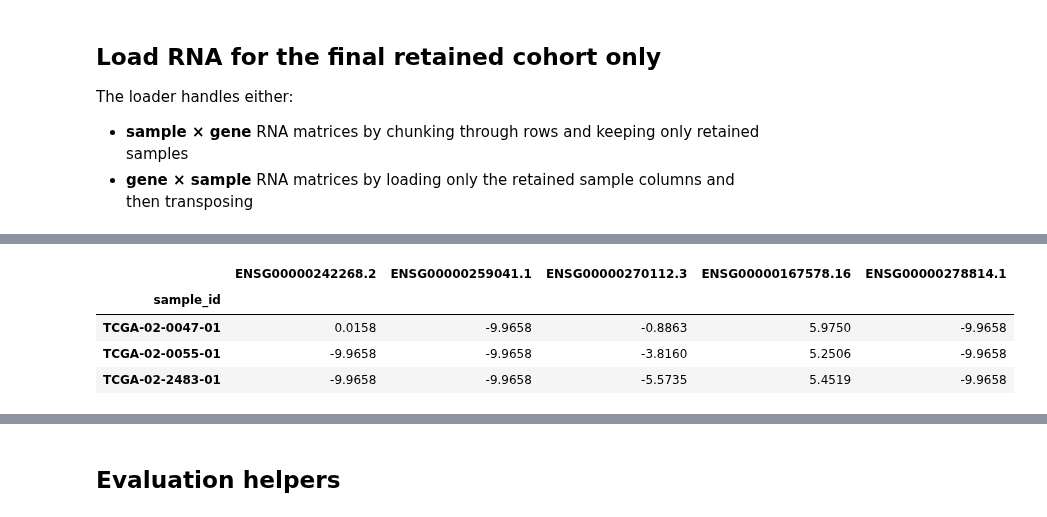
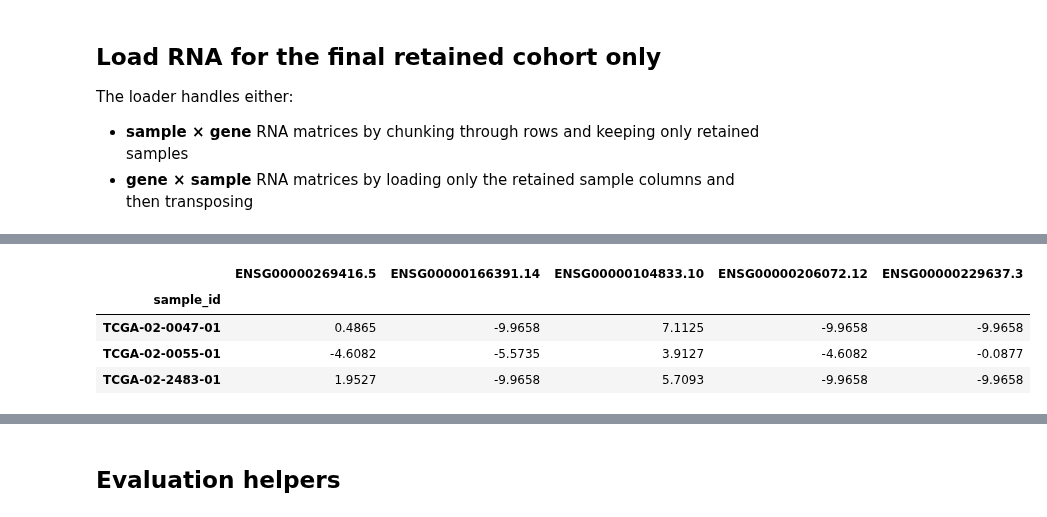
Before and after one commit to MauriceCC04/tp53-rna-prediction, a Jupyter notebook: notebooks/tcga_modelling.ipynb, the cells around one changed output, grey strips where cells are left out. Saved outputs shown, nothing was run; the diff lists cells and outputs as text; code cells hidden in the pictures.

```diff
--- a/notebooks/tcga_modelling.ipynb
+++ b/notebooks/tcga_modelling.ipynb
@@ -980,9 +963,16 @@ The loader handles either:
 - **sample × gene** RNA matrices by chunking through rows and keeping only retained samples
 - **gene × sample** RNA matrices by loading only the retained sample columns and then transposing
 # %%
-def load_rna_subset(path, sep, orientation, selected_sample_ids):
+def load_rna_subset(path, sep, orientation, selected_sample_ids, max_features=None, chunksize=750):
+    """Load final-cohort RNA only, with streaming top-variance feature capping.
+
+    For TCGA gene x sample matrices, loading all genes for all retained samples can exceed Kaggle memory.
+    This function first streams the file to identify high-variance genes within the final cohort, then
+    materializes only those genes as a samples x genes float32 matrix. No labels are used for this filter.
+    """
     selected_sample_ids = list(pd.Index(selected_sample_ids).astype(str))
     selected_set = set(selected_sample_ids)
+    max_features = None if max_features is None else int(max_features)
 
     if orientation == "sample_x_gene":
         chunks = []
@@ -993,35 +983,65 @@ def load_rna_subset(path, sep, orientation, selected_sample_ids):
             if len(sub) == 0:
                 continue
             keep_cols = ["sample_id"] + [c for c in sub.columns if c not in {first_col, "sample_id"}]
-            sub = sub[keep_cols]
-            chunks.append(sub)
-
+            chunks.append(sub[keep_cols])
         if len(chunks) == 0:
             raise ValueError("No selected samples were found in the RNA matrix.")
-
-        rna_df = pd.concat(chunks, axis=0, ignore_index=True)
-        rna_df = rna_df.drop_duplicates("sample_id", keep="first")
-        rna_df = rna_df.set_index("sample_id")
-        rna_df = rna_df.reindex(selected_sample_ids)
+        rna_df = pd.concat(chunks, axis=0, ignore_index=True).drop_duplicates("sample_id", keep="first")
+        rna_df = rna_df.set_index("sample_id").reindex(selected_sample_ids)
         rna_df.index.name = "sample_id"
         rna_df.columns.name = None
         rna_df = rna_df.apply(pd.to_numeric, errors="coerce").astype(np.float32)
+        if max_features is not None and rna_df.shape[1] > max_features:
+            top_cols = rna_df.var(axis=0).sort_values(ascending=False).head(max_features).index
+            rna_df = rna_df.loc[:, top_cols]
         return rna_df
 
-    # gene × sample
+    # gene x sample: stream rows to avoid materializing full matrix.
     header = pd.read_csv(path, sep=sep, nrows=0)
     first_col = header.columns[0]
     sample_cols = [c for c in header.columns[1:] if normalize_sample_id(c) in selected_set]
     if len(sample_cols) == 0:
-        raise ValueError("No selected samples matched RNA columns in a gene × sample matrix.")
+        raise ValueError("No selected samples matched RNA columns in a gene x sample matrix.")
 
-    subset = pd.read_csv(path, sep=sep, usecols=[first_col] + sample_cols, low_memory=False)
+    print(f"RNA loader matched {len(sample_cols)} RNA columns for {len(selected_sample_ids)} final-cohort samples.")
+    print(f"Streaming top-variance RNA feature cap: {max_features if max_features is not None else 'all'}")
+
+    usecols = [first_col] + sample_cols
+
+    if max_features is not None:
+        top_frames = []
+        n_seen = 0
+        for chunk in pd.read_csv(path, sep=sep, usecols=usecols, chunksize=chunksize, low_memory=False):
+            features = chunk[first_col].astype(str)
+            values = chunk[sample_cols].apply(pd.to_numeric, errors="coerce").to_numpy(dtype=np.float32, copy=False)
+            variances = np.nanvar(values, axis=1)
+            local = pd.DataFrame({"feature_id": features.to_numpy(), "variance": variances})
+            top_frames.append(local.nlargest(min(max_features, len(local)), "variance"))
+            n_seen += len(local)
+            if len(top_frames) > 8:
+                top_frames = [pd.concat(top_frames, ignore_index=True).nlargest(max_features, "variance")]
+        top_feature_df = pd.concat(top_frames, ignore_index=True).nlargest(max_features, "variance")
+        selected_features = set(top_feature_df["feature_id"].astype(str))
+        print(f"Scanned {n_seen:,} RNA features; retaining {len(selected_features):,} top-variance features.")
+    else:
+        selected_features = None
+
+    kept_chunks = []
+    for chunk in pd.read_csv(path, sep=sep, usecols=usecols, chunksize=chunksize, low_memory=False):
+        chunk[first_col] = chunk[first_col].astype(str)
+        if selected_features is not None:
+            chunk = chunk.loc[chunk[first_col].isin(selected_features)].copy()
+        if len(chunk) == 0:
+            continue
+        kept_chunks.append(chunk)
+
+    if len(kept_chunks) == 0:
+        raise ValueError("No RNA features retained after streaming selection.")
+
+    subset = pd.concat(kept_chunks, axis=0, ignore_index=True)
     subset = subset.rename(columns={first_col: "feature_id"})
+    subset = subset.rename(columns={c: normalize_sample_id(c) for c in sample_cols})
 
-    rename_map = {c: normalize_sample_id(c) for c in sample_cols}
-    subset = subset.rename(columns=rename_map)
-
-    # If multiple original columns collapse to the same normalized sample_id, average them.
     dup_cols = pd.Index(subset.columns[1:]).duplicated(keep=False)
     if dup_cols.any():
         feature = subset["feature_id"]
@@ -1033,14 +1053,13 @@ def load_rna_subset(path, sep, orientation, selected_sample_ids):
     subset = subset.apply(pd.to_numeric, errors="coerce")
     rna_df = subset.T
     rna_df.index = pd.Index(rna_df.index.map(normalize_sample_id), name="sample_id")
-    rna_df = rna_df.groupby(level=0).mean()
-    rna_df = rna_df.reindex(selected_sample_ids)
+    rna_df = rna_df.groupby(level=0).mean().reindex(selected_sample_ids)
     rna_df.columns.name = None
     rna_df = rna_df.astype(np.float32)
     return rna_df
 
 selected_sample_ids = model_meta["sample_id"].tolist()
-rna_mat = load_rna_subset(RNA_PATH, RNA_SEP, RNA_ORIENTATION, selected_sample_ids)
+rna_mat = load_rna_subset(RNA_PATH, RNA_SEP, RNA_ORIENTATION, selected_sample_ids, max_features=TCGA_MODEL_RNA_FEATURE_CAP, chunksize=TCGA_RNA_CHUNKSIZE)
 
 assert rna_mat.shape[0] == len(selected_sample_ids), "RNA sample count does not match retained cohort."
 assert rna_mat.index.equals(pd.Index(selected_sample_ids, name="sample_id")), "RNA sample order mismatch."
@@ -1055,6 +1074,9 @@ print(
     float(np.nanmedian(rna_mat.to_numpy())),
     float(np.nanmax(rna_mat.to_numpy())),
 )
-print("Overall fraction exactly at floor value:", float(np.isclose(rna_mat.to_numpy(), FLOOR_VALUE, atol=1e-6).mean()))
+rna_values_for_summary = rna_mat.to_numpy(dtype=np.float32, copy=False)
+print("Overall fraction exactly at floor value:", float(np.isclose(rna_values_for_summary, FLOOR_VALUE, atol=1e-6).mean()))
+del rna_values_for_summary
+_ = gc.collect()
 display(rna_mat.iloc[:3, :5])
 # %% [output]
@@ -1068,5 +1093,5 @@ Overall fraction exactly at floor value: 0.5393398792088584
-|  | ENSG00000242268.2 | ENSG00000259041.1 | ENSG00000270112.3 | ENSG00000167578.16 | ENSG00000278814.1 |
+|  | ENSG00000269416.5 | ENSG00000166391.14 | ENSG00000104833.10 | ENSG00000206072.12 | ENSG00000229637.3 |
 | sample_id |  |  |  |  |  |
-| TCGA-02-0047-01 | 0.0158 | -9.9658 | -0.8863 | 5.9750 | -9.9658 |
-| TCGA-02-0055-01 | -9.9658 | -9.9658 | -3.8160 | 5.2506 | -9.9658 |
-| TCGA-02-2483-01 | -9.9658 | -9.9658 | -5.5735 | 5.4519 | -9.9658 |
+| TCGA-02-0047-01 | 0.4865 | -9.9658 | 7.1125 | -9.9658 | -9.9658 |
+| TCGA-02-0055-01 | -4.6082 | -5.5735 | 3.9127 | -4.6082 | -0.0877 |
+| TCGA-02-2483-01 | 1.9527 | -9.9658 | 5.7093 | -9.9658 | -9.9658 |
```
Also changed, not shown: parts of 35 cells of this notebook, 5 other files.
